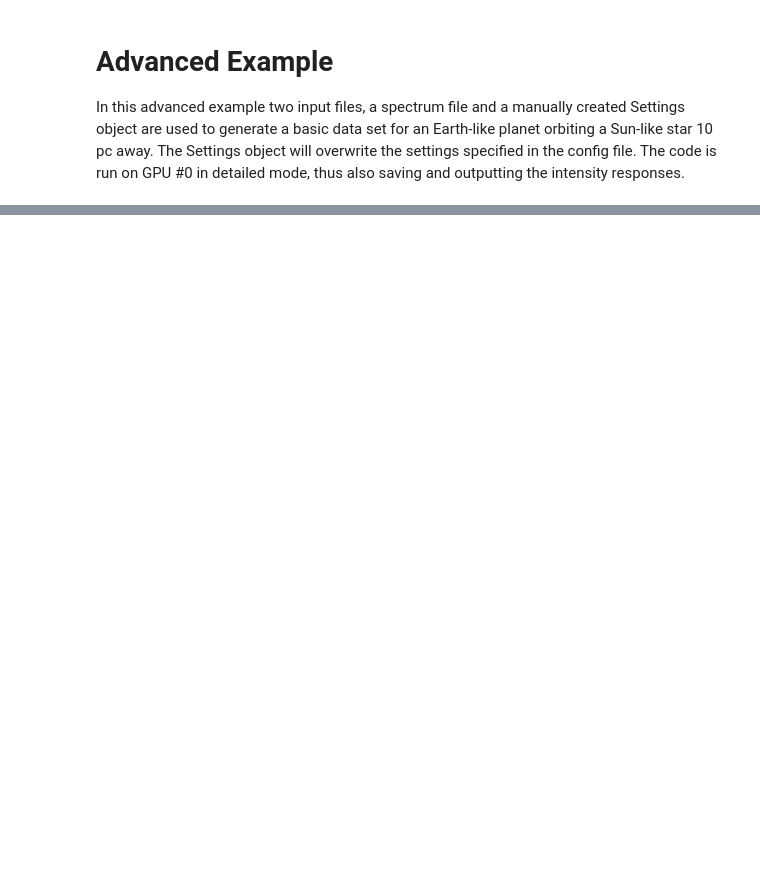
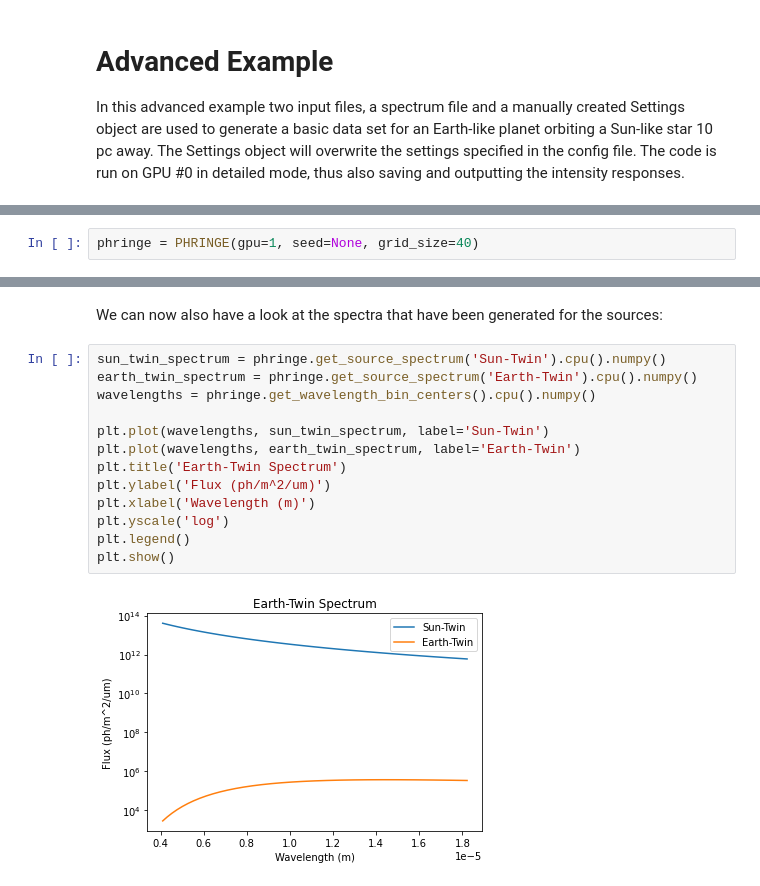
Before and after one commit to pahuber/PHRINGE, a Jupyter notebook: docs/tutorials/example_advanced.ipynb, the cells around one changed output, grey strips where cells are left out. Cells and saved outputs as stored; diff of their text form; blank space fills up the shorter version.

```diff
--- a/docs/tutorials/example_advanced.ipynb
+++ b/docs/tutorials/example_advanced.ipynb
@@ -102,0 +25,2 @@ plt.show()
+# %%
+phringe = PHRINGE(gpu=1, seed=None, grid_size=40)
@@ -102,0 +129,17 @@ plt.show()
+# %% [markdown]
+We can now also have a look at the spectra that have been generated for the sources:
+# %%
+sun_twin_spectrum = phringe.get_source_spectrum('Sun-Twin').cpu().numpy()
+earth_twin_spectrum = phringe.get_source_spectrum('Earth-Twin').cpu().numpy()
+wavelengths = phringe.get_wavelength_bin_centers().cpu().numpy()
+
+plt.plot(wavelengths, sun_twin_spectrum, label='Sun-Twin')
+plt.plot(wavelengths, earth_twin_spectrum, label='Earth-Twin')
+plt.title('Earth-Twin Spectrum')
+plt.ylabel('Flux (ph/m^2/um)')
+plt.xlabel('Wavelength (m)')
+plt.yscale('log')
+plt.legend()
+plt.show()
+# %% [output]
+[figure, added]
```
Also changed, not shown: parts of 37 cells of this notebook, 2 other files.
